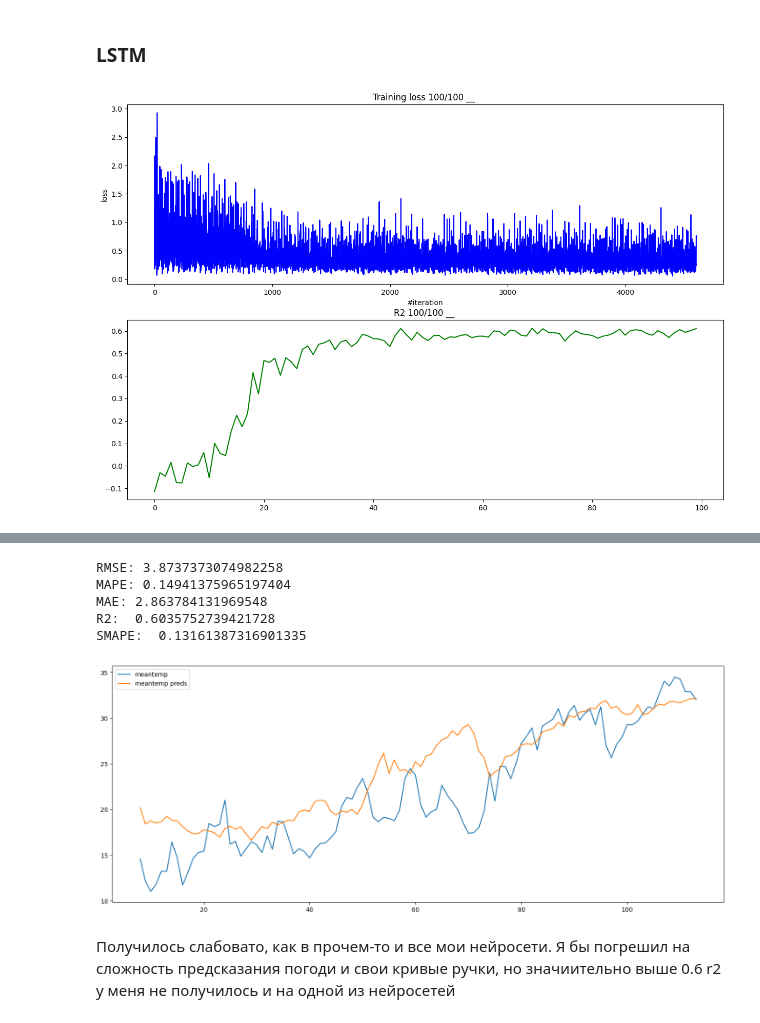
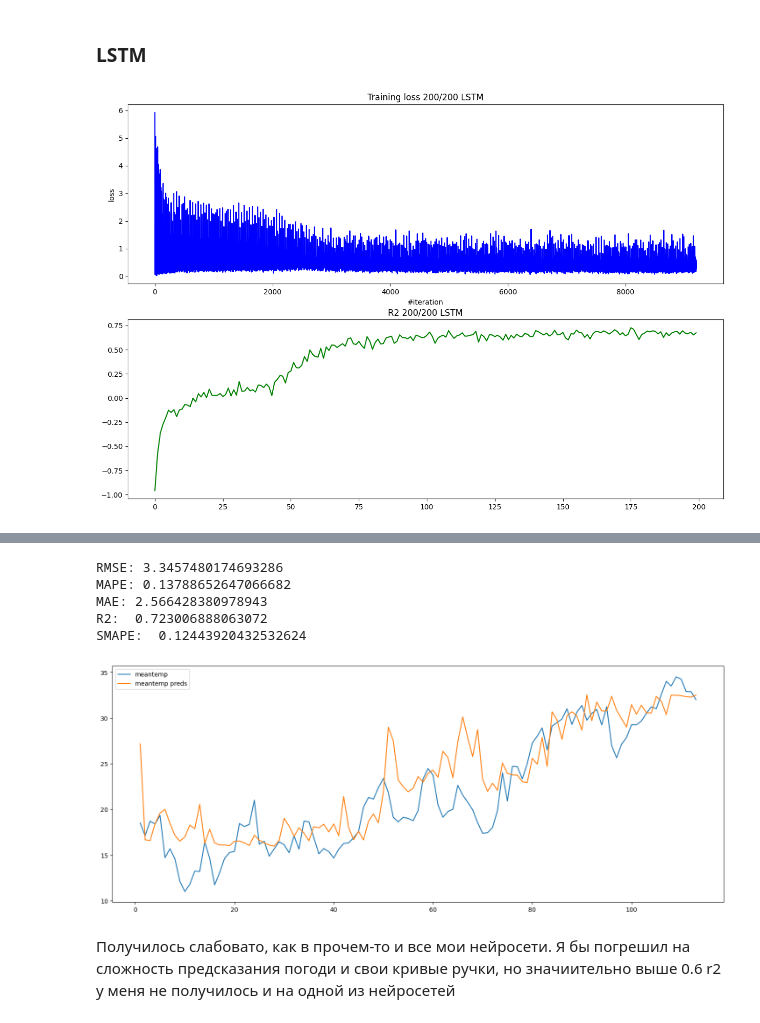
Before and after one commit to firefiruses/TimeSeries, a Jupyter notebook: FINAL project/main.ipynb, the cells around one changed output, grey strips where cells are left out. Cells and saved outputs as stored; diff of their text form; code cells hidden in the pictures.

```diff
--- a/FINAL project/main.ipynb
+++ b/FINAL project/main.ipynb
@@ -220,19 +220,28 @@ class LSTMRegressor(nn.Module):
         self.n_layers = n_layers
         self.lstm = nn.LSTM(input_size=n_features, hidden_size=hidden_dim, num_layers=n_layers, batch_first=True, bidirectional=True)
         self.dropout = nn.Dropout1d(0.2)
-        self.linear = nn.Linear(hidden_dim*2, 1)
+        self.linear = nn.Linear(hidden_dim*2, 64)
+        self.linear2 = nn.Linear(64,16)
+        self.linear3 = nn.Linear(16, 1)
+        self.norm = nn.BatchNorm1d(lookback)
+        self.sigmoid = nn.Sigmoid()
+        self.relu = nn.ReLU()
 
     def forward(self, X_batch):
         hidden, carry = torch.randn(self.n_layers*2, len(X_batch), self.hidden_dim), torch.randn(self.n_layers*2, len(X_batch), self.hidden_dim)
         output, (hidden, carry) = self.lstm(X_batch, (hidden, carry))
         output = self.dropout(output)
-        return self.linear(output[:,-1])
+        output = self.linear(output)
+        output = self.relu(output)
+        output = self.linear2(output)
+        output = self.sigmoid(output)
+        return self.linear3(output[:,-1])
 # %%
 from IPython import display
 from sklearn.metrics import mean_absolute_percentage_error, mean_absolute_error, mean_squared_error, r2_score
 
 #Обучение переданной модели по переданным параметрам
-def learn(model, optimizer, num_epochs, criterion, train_dataloader, df_for_pred, df_real, lookback, tittle = ""):
+def learn(model, optimizer, num_epochs, criterion, train_dataloader, df_for_pred, df_real, lookback, tittle = "", scheduler = None):
     loss_history = []
     epoch_loss_history = []
     train_mae = []
@@ -251,6 +260,9 @@ def learn(model, optimizer, num_epochs, criterion, train_dataloader, df_for_pred
             optimizer.step()
             optimizer.zero_grad()
 
+            if scheduler != None:
+                scheduler.step()
+
             loss_history.append(loss.item())
         model.eval()
         #Рисуем графики и проводим промежуточную валдиацию модели
@@ -265,14 +277,14 @@ def learn(model, optimizer, num_epochs, criterion, train_dataloader, df_for_pred
             data_df_final["meantemp preds"] = test_preds.squeeze().tolist()
 
 
-            axs[0].set_title(f"Training loss {i+1}/{num_epochs} __ {tittle}")
+            axs[0].set_title(f"Training loss {i+1}/{num_epochs} {tittle}")
             axs[0].set_xlabel("#iteration")
             axs[0].set_ylabel("loss")
             axs[0].plot(loss_history, 'b')
 
             temp_train_mae = r2_score(data_df_final['meantemp'][lookback:], data_df_final['meantemp preds'][lookback:])
             train_mae.append(temp_train_mae)
-            axs[1].set_title(f"R2 {i+1}/{num_epochs} __ {tittle}")
+            axs[1].set_title(f"R2 {i+1}/{num_epochs} {tittle}")
             axs[1].plot(train_mae, 'g', label = 'train')
             plt.show()
             strings.append(f'{i+1}/{num_epochs} current loss: {train_mae[i]}')
@@ -304,17 +316,19 @@ def learn(model, optimizer, num_epochs, criterion, train_dataloader, df_for_pred
 # %%
 from torch.optim import Adam
 #Запустим обучение
-lookback = 8
+lookback = 1
 
 n_features, X_train, Y_train, X_test, Y_test, train_dataset, train_loader, train_dataset, test_loader = create_datasets(lookback)
 
-epochs = 100
+epochs = 200
 learning_rate = 1e-3
 loss_fn = nn.MSELoss()
 
 lstm_regressor = LSTMRegressor(n_features, 64, 2, lookback)
-optimizer = Adam(lstm_regressor.parameters(), lr=learning_rate, weight_decay=8e-6)
+#optimizer = Adam(lstm_regressor.parameters(), lr=learning_rate, weight_decay=8e-6)
+#optimizer = torch.optim.Adam(lstm_regressor.parameters(), lr=learning_rate, weight_decay=1e-5)
+optimizer = torch.optim.AdamW(lstm_regressor.parameters(), lr=learning_rate)
 
-learn(lstm_regressor, optimizer, epochs, loss_fn, train_loader,  X_test, df_test[lookback:], lookback)
+learn(lstm_regressor, optimizer, epochs, loss_fn, train_loader,  X_test, df_test[lookback:], lookback, 'LSTM')
 # %% [output]
-[figure, old version]
+[figure, new version]
@@ -356,12 +370,12 @@ def validate(model, df_for_pred, df_real):
 #Проваледируем нашу лстм
 validate(lstm_regressor, X_test, df_test[lookback:])
 # %% [output]
-RMSE: 3.8737373074982258
-MAPE: 0.14941375965197404
-MAE: 2.863784131969548
-R2:  0.6035752739421728
-SMAPE:  0.13161387316901335
+RMSE: 3.3457480174693286
+MAPE: 0.13788652647066682
+MAE: 2.566428380978943
+R2:  0.723006888063072
+SMAPE:  0.12443920432532624
-[figure, old version]
+[figure, new version]
 # %% [markdown]
 Получилось слабовато, как в прочем-то и все мои нейросети. Я бы погрешил на сложность предсказания погоди и свои кривые ручки, но значиительно выше 0.6 r2 у меня не получилось и на одной из нейросетей
 # %% [markdown]
```
Also changed, not shown: parts of 2 cells of this notebook.
